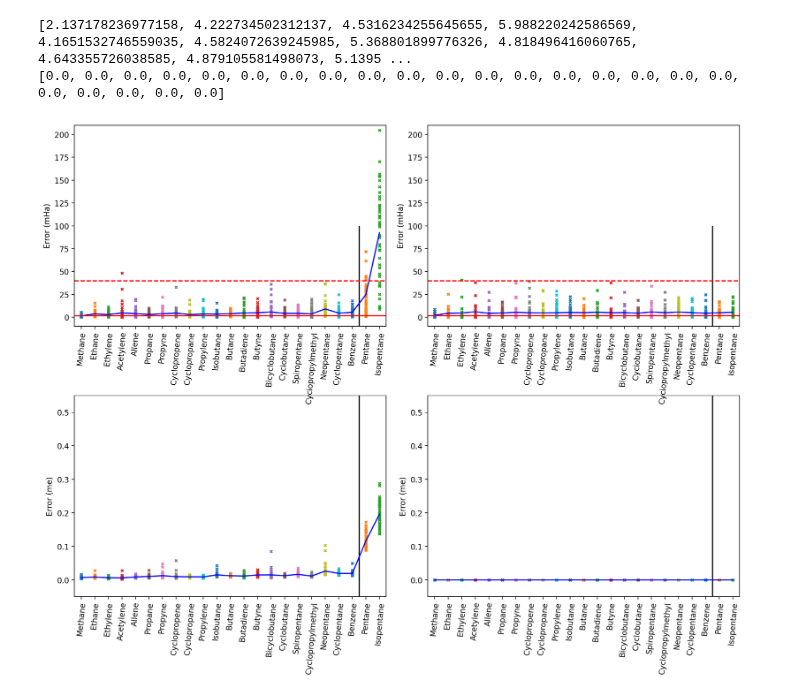
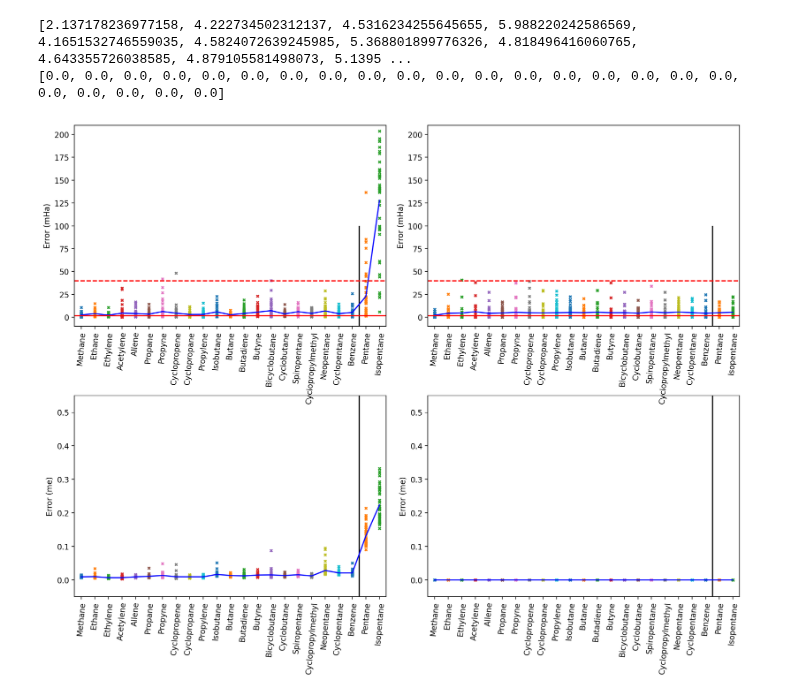
Before and after one commit to chem12346789/ai-dft, a Jupyter notebook: veiw_data.ipynb, the cells around one changed output. Saved outputs shown, nothing was run; the diff lists cells and outputs as text; code cells hidden in the pictures.

```diff
--- a/veiw_data.ipynb
+++ b/veiw_data.ipynb
@@ -70,7 +70,8 @@ axes = axes[::-1, :]
 # load_name = "2024-05-20-12-58-39-800"
 # load_name = "2024-05-21-19-27-58-800"
 # load_name = "2024-05-24-14-29-53-800"
-load_name = "2024-05-25-16-33-53-800"
+# load_name = "2024-05-25-16-33-53-800"
+load_name = "2024-05-26-18-50-57-800"
 
 list_of_path = list(Path("validate/").glob(f"validate-ccdft-{load_name}"))
 load_path = max(list_of_path, key=lambda p: p.stat().st_ctime)
@@ -88,9 +89,18 @@ distance = ""
 for i_row in range(2):
     i_row_pd = i_row_pd_l[i_row]
     error_l = []
+
+    lst = []
     data = pd.read_csv(load_path / "train.csv")
+    data1 = pd.read_csv(load_path / "eval.csv")
+
     for i, i_name in enumerate(TRAIN_STR_DICT):
         data_np = data.filter(regex=(f"{i_name}.*{distance}")).to_numpy()[i_row_pd, :]
+        if data_np.shape[0] == 0:
+            data_np = data1.filter(regex=(f"{j_name}.*{distance}")).to_numpy()[
+                i_row_pd, :
+            ]
+
         data_np_sort = np.sort(np.abs(data_np))[1:]
         error_l.append(np.mean(data_np_sort))
         axes[i_row, 0].scatter(
@@ -102,9 +112,13 @@ for i_row in range(2):
     axes[0, 0].hlines(1 / 0.627, -0.5, 100 - 0.5, "r")
     axes[0, 0].hlines(25 / 0.627, -0.5, 100 - 0.5, "r", linestyle="--")
 
-    data = pd.read_csv(load_path / "eval.csv")
     for j, j_name in enumerate(EVAL_STR_DICT):
         data_np = data.filter(regex=(f"{j_name}.*{distance}")).to_numpy()[i_row_pd, :]
+        if data_np.shape[0] == 0:
+            data_np = data1.filter(regex=(f"{j_name}.*{distance}")).to_numpy()[
+                i_row_pd, :
+            ]
+
         data_np_sort = np.sort(np.abs(data_np))[1:]
         error_l.append(np.mean(data_np_sort))
         axes[i_row, 0].scatter(
@@ -154,31 +168,31 @@ for i_row in range(2):
         error_l.append(np.mean(data_np_sort))
         axes[i_row, 1].scatter(
             i + j + np.zeros_like(data_np_sort), data_np_sort, s=10, marker="x"
         )
 
     axes[i_row, 1].set_xticks(
         range(len(TRAIN_STR_DICT) + len(EVAL_STR_DICT)),
         TRAIN_STR_DICT + EVAL_STR_DICT,
         rotation=85,
     )
     print(error_l)
     axes[i_row, 1].plot(range(len(TRAIN_STR_DICT) + len(EVAL_STR_DICT)), error_l, "b")
     axes[i_row, 0].set_xlim(-0.5, len(TRAIN_STR_DICT) + len(EVAL_STR_DICT) - 0.5)
     axes[i_row, 1].set_xlim(-0.5, len(TRAIN_STR_DICT) + len(EVAL_STR_DICT) - 0.5)
 
 axes[0, 0].set_ylim(-10, 210)
 axes[0, 0].set_ylabel("Error (mHa)")
 axes[1, 0].set_ylim(-5e-2, 5.5e-1)
 axes[1, 0].set_ylabel("Error (me)")
 axes[0, 1].set_ylim(-10, 210)
 axes[0, 1].set_ylabel("Error (mHa)")
 axes[1, 1].set_ylim(-5e-2, 5.5e-1)
 axes[1, 1].set_ylabel("Error (me)")
 plt.savefig(
     f"./manu/figures/energy-ccdft-{load_name}.pdf",
     bbox_inches="tight",
 )
 # %% [output]
 [2.137178236977158, 4.222734502312137, 4.5316234255645655, 5.988220242586569, 4.1651532746559035, 4.5824072639245985, 5.368801899776326, 4.818496416060765, 4.643355726038585, 4.879105581498073, 5.1395 ...
 [0.0, 0.0, 0.0, 0.0, 0.0, 0.0, 0.0, 0.0, 0.0, 0.0, 0.0, 0.0, 0.0, 0.0, 0.0, 0.0, 0.0, 0.0, 0.0, 0.0, 0.0, 0.0, 0.0]
-[figure, old version]
+[figure, new version]
```
Also changed, not shown: parts of 2 cells of this notebook, 3 other files.
